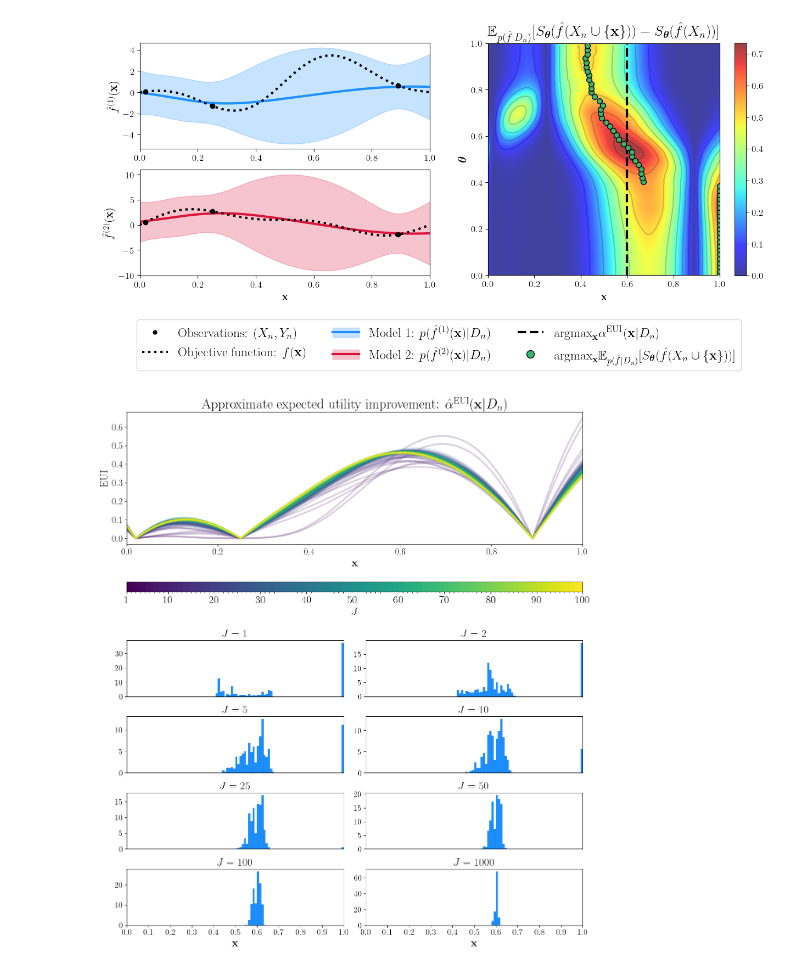
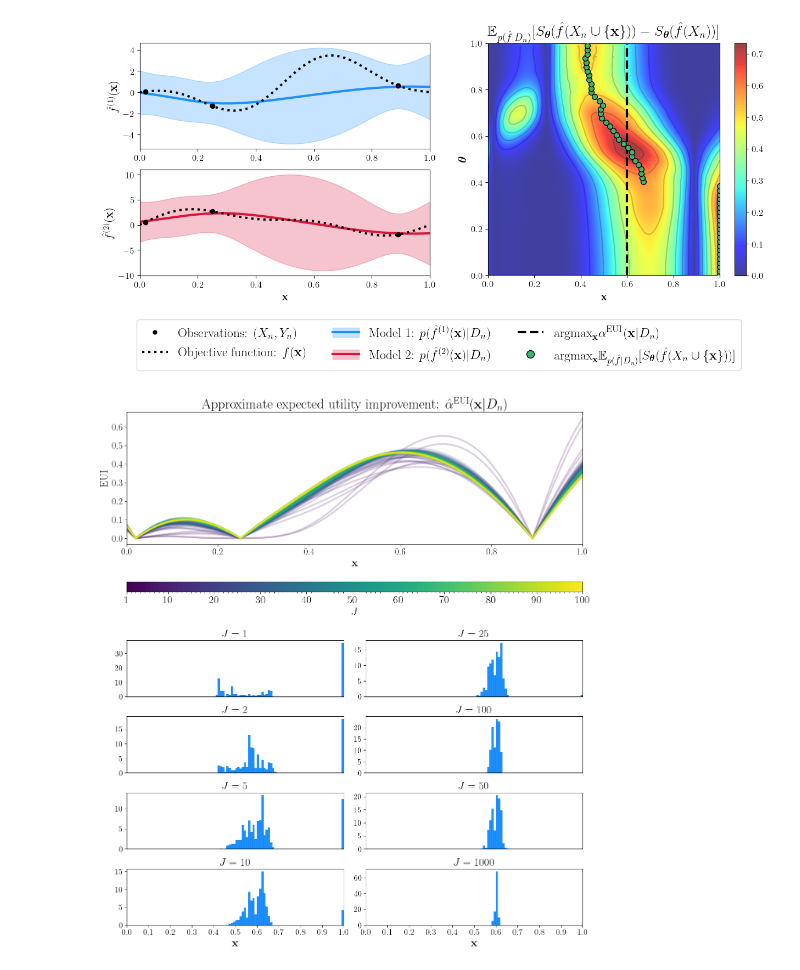
Before and after one commit to benmltu/scalarize, a Jupyter notebook: notebooks/plot_acquisition/plot_eui_acquisition.ipynb, the cells around one changed output. Drawn from its saved outputs; the diff is of its cells as text; code cells hidden in the pictures.

```diff
--- a/notebooks/plot_acquisition/plot_eui_acquisition.ipynb
+++ b/notebooks/plot_acquisition/plot_eui_acquisition.ipynb
@@ -271,7 +273,6 @@ plt.show()
 # %% [output]
 [figure]
 # %%
-subset_sizes = [1, 2, 5, 10, 25, 50, 100, 1000]
 num_runs = 1000
 num_cols = 2
 num_rows = 7
@@ -304,6 +305,9 @@ plt.yticks(fontsize=17)
 plt.title(r"Approximate expected utility improvement: $\hat{\alpha}^{\mathrm{EUI}}(\mathbf{x}| D_n)$", fontsize=25)
 np.random.seed(123)
 argmaxes = np.zeros(shape=(num_runs))
+
+#subset_sizes = [1, 2, 5, 10, 25, 50, 100, 1000]
+subset_sizes = [1, 25, 2, 100, 5, 50, 10, 1000]
 for s in range(len(subset_sizes)):
     plt.subplot(num_rows, num_cols, s+7)
     for r in range(num_runs):
@@ -311,39 +315,33 @@ for s in range(len(subset_sizes)):
         a_val = np.mean(acq_xs[random_subset, :], axis=0)
         argmaxes[r]  = x[np.argmax(a_val)]
 
-    if s < num_rows:
-        col_idx = 0
-        row_idx = s
-    else:
-        col_idx = 1
-        row_idx = s - num_rows
 
     plt.hist(
         argmaxes, bins=np.linspace(0, 1, 101), color="dodgerblue", density=True,
         edgecolor="black", linewidth=0.05, label=r"$J={}$".format(subset_sizes[s])
     )
 
     plt.yticks(fontsize=15)
     plt.xticks([])
     if s >= num_rows * num_cols - 8:
         plt.xlabel(r"$\mathbf{x}$", fontsize=20)
         plt.xticks(np.linspace(0, 1, 11), fontsize=15)
 
     plt.xlim(0, 1)
     plt.title(r"$J={}$".format(subset_sizes[s]), fontsize=20)
 
 axes[2, 0].remove()
 axes[2, 1].remove()
 
 ax_bar = fig.add_axes([0.125, 0.61, 0.775, 0.015])
 
 cbar = matplotlib.colorbar.ColorbarBase(
     ax_bar, cmap=cmap, norm=norm, spacing="proportional", ticks=bounds + 0.5,
     boundaries=bounds, format="%1i", orientation="horizontal"
 )
 plt.xticks([1, 10, 20, 30, 40, 50, 60, 70, 80, 80, 90, 100], fontsize=20)
 plt.xlabel(r"$J$", fontsize=20)
 
 plt.show()
 # %% [output]
-[figure, old version]
+[figure, new version]
```
Also changed, not shown: parts of 1 cell of this notebook, 1 other file.
